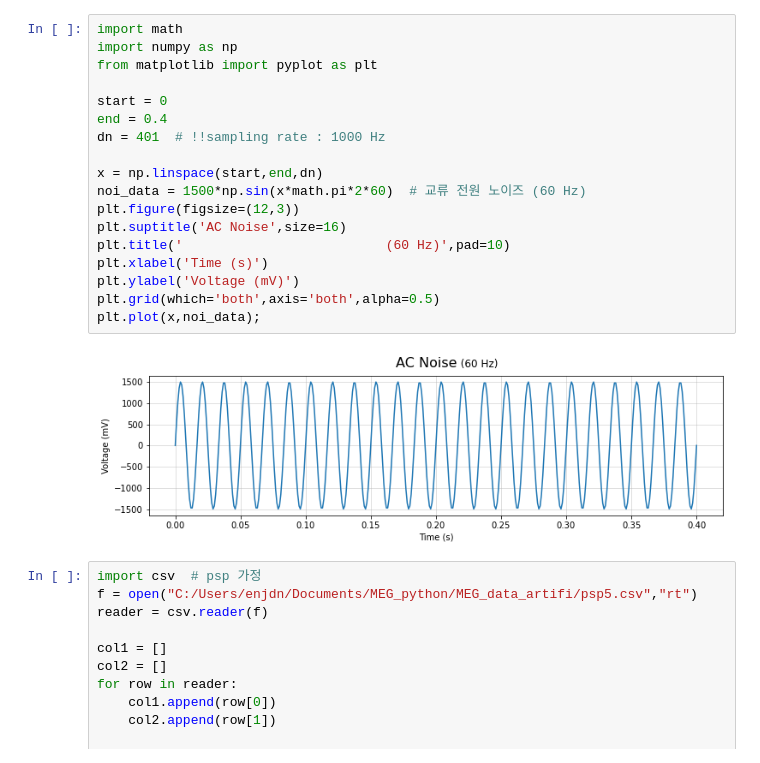
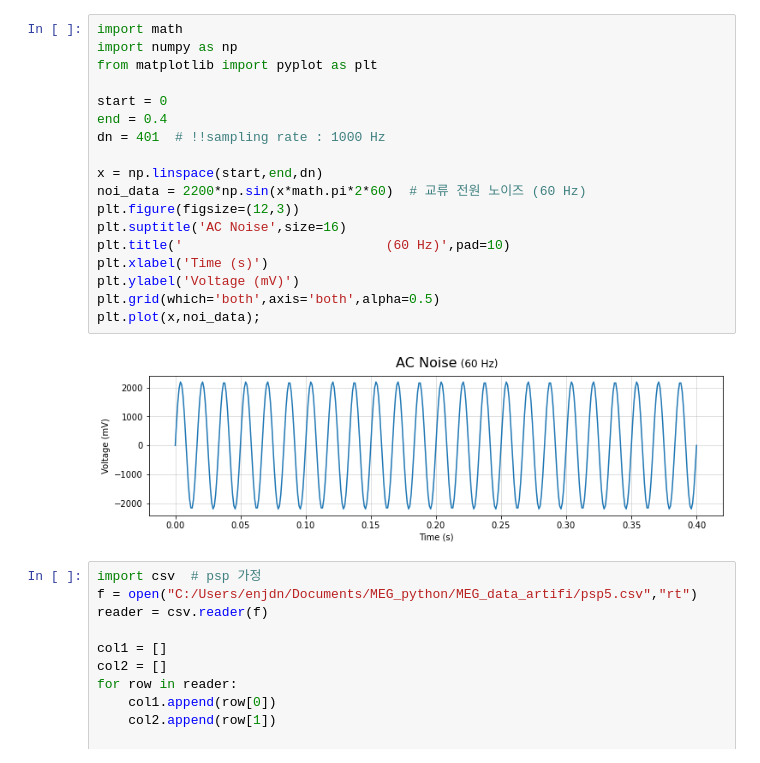
Before and after one commit to juhyeon2/MEG_for_PCA, a Jupyter notebook: PCA_FINAL_1_m.ipynb, the cells around one changed output. Saved outputs shown, nothing was run; the diff lists cells and outputs as text.

```diff
--- a/PCA_FINAL_1_m.ipynb
+++ b/PCA_FINAL_1_m.ipynb
@@ -1,23 +1,23 @@
 # %%
 import math
 import numpy as np
 from matplotlib import pyplot as plt
 
 start = 0
 end = 0.4
 dn = 401  # !!sampling rate : 1000 Hz
 
 x = np.linspace(start,end,dn)
-noi_data = 1500*np.sin(x*math.pi*2*60)  # 교류 전원 노이즈 (60 Hz)
+noi_data = 2200*np.sin(x*math.pi*2*60)  # 교류 전원 노이즈 (60 Hz)
 plt.figure(figsize=(12,3))
 plt.suptitle('AC Noise',size=16)
 plt.title('                          (60 Hz)',pad=10)
 plt.xlabel('Time (s)')
 plt.ylabel('Voltage (mV)')
 plt.grid(which='both',axis='both',alpha=0.5)
 plt.plot(x,noi_data);
 # %% [output]
-[figure, old version]
+[figure, new version]
 # %%
 import csv  # psp 가정
 f = open("C:/Users/enjdn/Documents/MEG_python/MEG_data_artifi/psp5.csv","rt")
```
Also changed, not shown: parts of 9 cells of this notebook.
